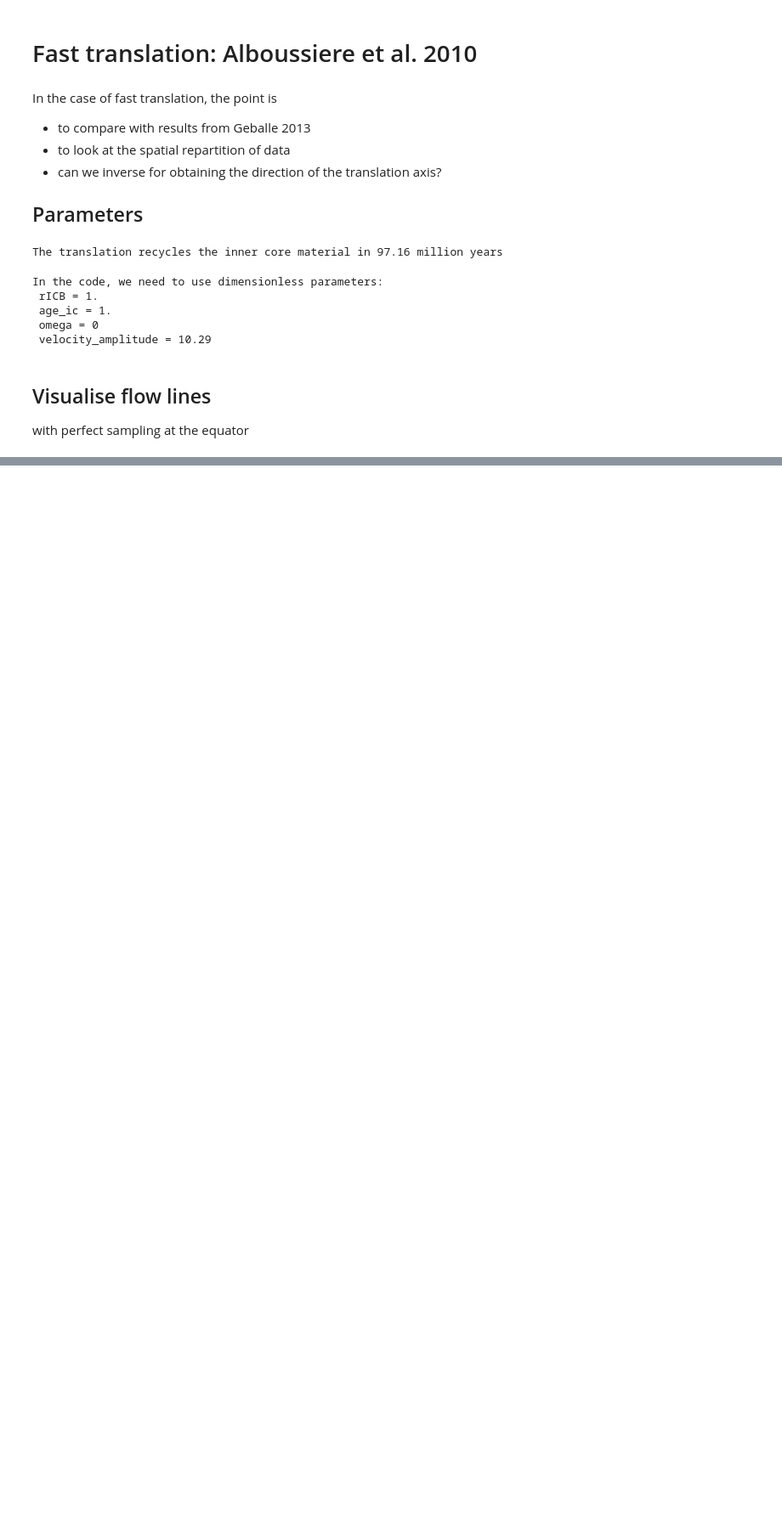
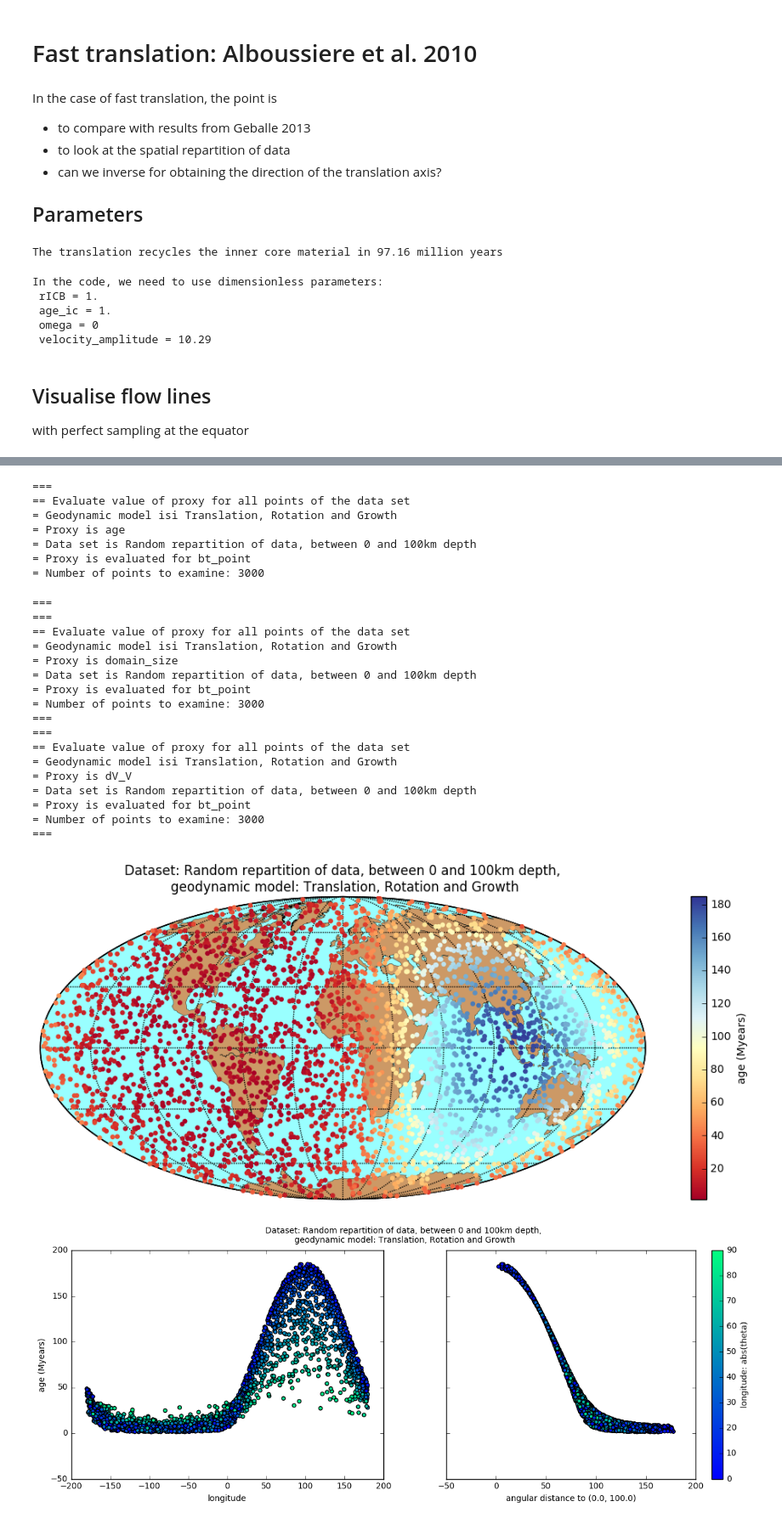
Before and after one commit to MarineLasbleis/GrowYourIC, a Jupyter notebook: FastTranslation.ipynb, the cells around one changed output, grey strips where cells are left out. Shown at 85% size. Saved outputs shown, nothing was run; the diff lists cells and outputs as text; code cells hidden in the pictures; blank space fills up the shorter version.

Commit message:
Fast translation OK

```diff
--- a/FastTranslation.ipynb
+++ b/FastTranslation.ipynb
@@ -70,0 +83,79 @@ data_set.plot_c_vec(geodynModel, proxy=proxy, cm=plt.cm.get_cmap('RdYlBu'), name
+# %%
+# random data set
+data_set_random = data.RandomData(3000)
+data_set_random.method = "bt_point"
+
+proxy_random = geodyn.evaluate_proxy(data_set_random, geodynModel, proxy_type="age", verbose=False)
+r, t, p = data_set_random.extract_rtp("bottom_turning_point")
+dist = positions.angular_distance_to_point(t, p, *velocity_center)
+
+## map
+m, fig = plot_data.setting_map()
+cm = plt.cm.get_cmap('RdYlBu')
+x, y = m(p, t)
+sc = m.scatter(x, y, c=proxy_random, zorder=10, cmap=cm, edgecolors='none')
+plt.title("Dataset: {},\n geodynamic model: {}".format(data_set_random.name, geodynModel.name))
+cbar = plt.colorbar(sc)
+cbar.set_label("age (Myears)")
+
+## phi and distance plots
+fig, ax = plt.subplots(1,2, sharey=True)
+cm2 = plt.cm.get_cmap('winter')
+sc1 = ax[0].scatter(p, proxy_random, c=abs(t), cmap=cm2, vmin =-0, vmax =90)
+ax[0].set_xlabel("longitude")
+ax[0].set_ylabel("age (Myears)")
+sc2 = ax[1].scatter(dist, proxy_random, c=abs(t), cmap=cm2, vmin=-0, vmax =90)
+ax[1].set_xlabel("angular distance to ({}, {})".format(*velocity_center))
+fig.suptitle("Dataset: {},\n geodynamic model: {}".format(data_set_random.name, geodynModel.name))
+cbar = fig.colorbar(sc2)
+cbar.set_label("longitude: abs(theta)")
+
+## domain size and Vp
+geodynModel.proxy_type = "domain_size"
+proxy_random_size = geodyn.evaluate_proxy(data_set_random, geodynModel, proxy_type="domain_size", verbose=False)
+geodynModel.proxy_type = "dV_V"
+proxy_random_dV = geodyn.evaluate_proxy(data_set_random, geodynModel, proxy_type="dV_V", verbose=False)
+
+## phi and distance plots
+fig, ax = plt.subplots(1,2)
+cm2 = plt.cm.get_cmap('winter')
+sc1 = ax[0].scatter(dist, proxy_random_size, c=abs(t), cmap=cm2, vmin =-0, vmax =90)
+ax[0].set_xlabel("angular distance to ({}, {})".format(*velocity_center))
+ax[0].set_ylabel("domain size")
+ax[0].set_xlim([0,180])
+ax[0].set_ylim([0, 5000.000])
+sc2 = ax[1].scatter(dist, proxy_random_dV, c=abs(t), cmap=cm2, vmin=-0, vmax =90)
+ax[1].set_xlabel("angular distance to ({}, {})".format(*velocity_center))
+ax[1].set_ylabel("dV/V")
+ax[1].set_xlim([0,180])
+ax[1].set_ylim([-0.018, 0.000])
+fig.suptitle("Dataset: {},\n geodynamic model: {}".format(data_set_random.name, geodynModel.name))
+cbar = fig.colorbar(sc2)
+cbar.set_label("latitude: abs(theta)")
+# %% [output]
+===
+== Evaluate value of proxy for all points of the data set
+= Geodynamic model isi Translation, Rotation and Growth
+= Proxy is age
+= Data set is Random repartition of data, between 0 and 100km depth
+= Proxy is evaluated for bt_point
+= Number of points to examine: 3000
+===
+===
+== Evaluate value of proxy for all points of the data set
+= Geodynamic model isi Translation, Rotation and Growth
+= Proxy is domain_size
+= Data set is Random repartition of data, between 0 and 100km depth
+= Proxy is evaluated for bt_point
+= Number of points to examine: 3000
+===
+===
+== Evaluate value of proxy for all points of the data set
+= Geodynamic model isi Translation, Rotation and Growth
+= Proxy is dV_V
+= Data set is Random repartition of data, between 0 and 100km depth
+= Proxy is evaluated for bt_point
+= Number of points to examine: 3000
+===
+[figure, added]
+[figure, added]
```
Also changed, not shown: parts of 9 cells of this notebook.
